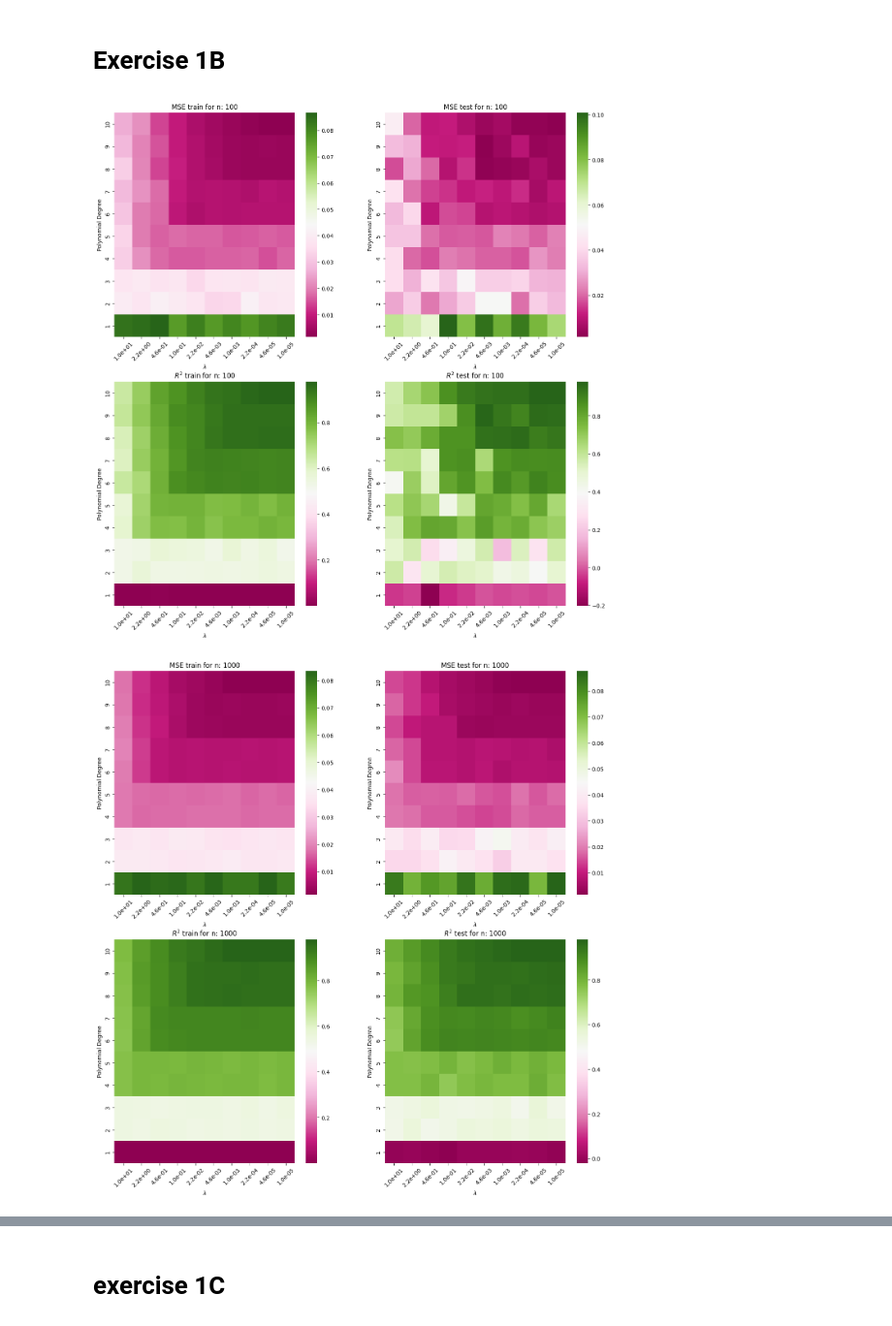
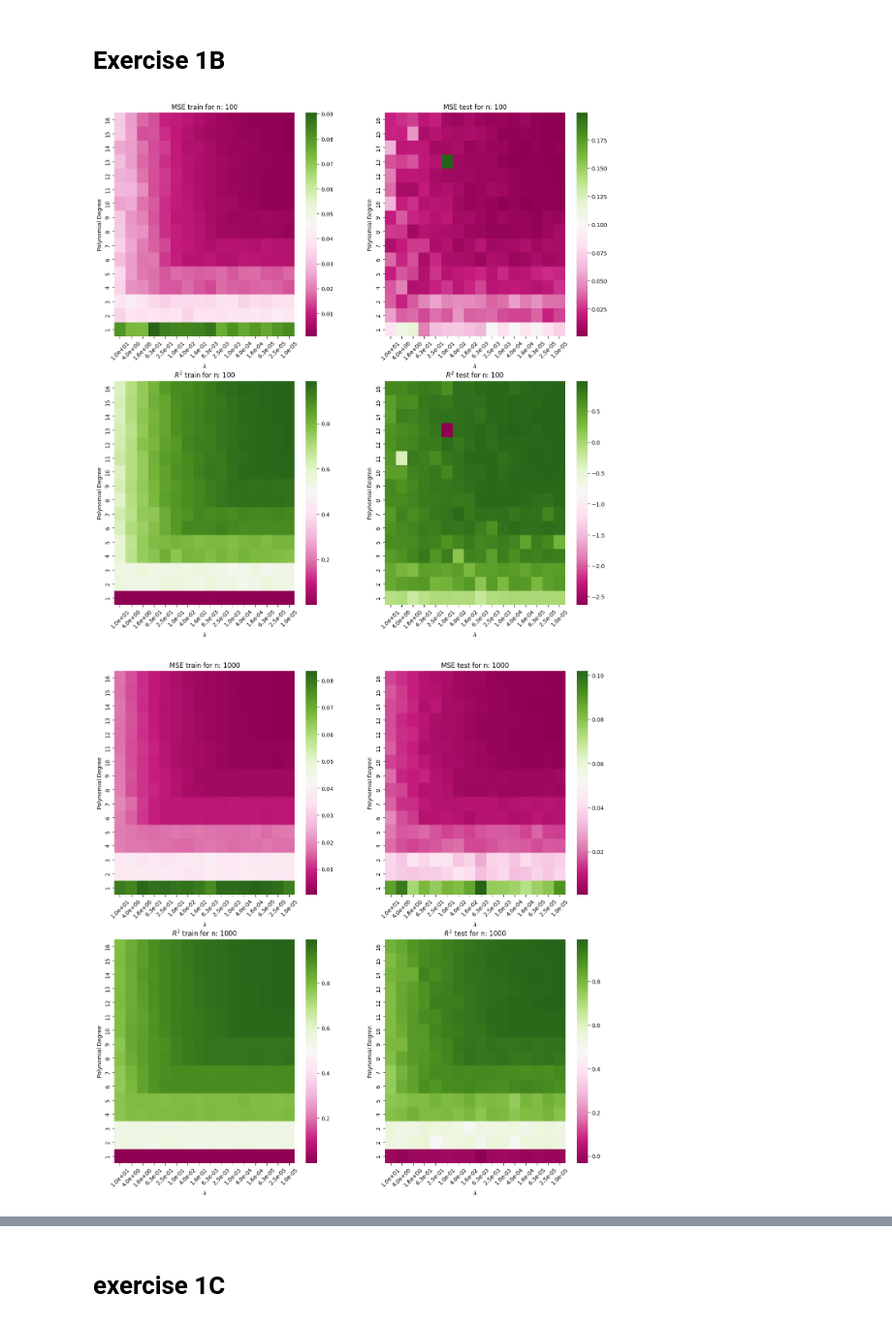
Before and after one commit to BirkS20/Project1_joint, a Jupyter notebook: malene_prover_seg_på_oppgaver_hun_ikke_blir_aa_faa_til_jeg_griner_vil_sove_men_er_stressa_buhu.ipynb, the cells around one changed output, grey strips where cells are left out. Shown at 97% size. Cells and saved outputs as stored; diff of their text form; code cells hidden in the pictures.

```diff
--- a/malene_prover_seg_på_oppgaver_hun_ikke_blir_aa_faa_til_jeg_griner_vil_sove_men_er_stressa_buhu.ipynb
+++ b/malene_prover_seg_på_oppgaver_hun_ikke_blir_aa_faa_til_jeg_griner_vil_sove_men_er_stressa_buhu.ipynb
@@ -138,9 +155,9 @@ from func_list import Ridge_parameters
 #MSE and changing lambda
 def poly_plot_ridge(intercept=False, annotate = False):
     np.random.seed(3155)
-    nlambdas = 10
+    nlambdas = 16
     lambdas = np.logspace(-5,1,nlambdas)
-    degree = 10
+    degree = 16
     poly_deg = np.arange(1,degree,degree+1) #c
     for n in [100,1000,10000]:
         #create dataset
@@ -192,11 +209,12 @@ def poly_plot_ridge(intercept=False, annotate = False):
             ax.set_xticklabels(ax.get_xticklabels(), rotation = 45)
     plt.tight_layout()
     plt.show()
-    return mse_test_list, mse_train_list
+    #return mse_test_list, mse_train_list
+    return beta
 
     #return mse_test_list, mse_train_list
 # %%
-mse_test_list_r, mse_train_list_r = poly_plot_ridge()
+beta_ridge = poly_plot_ridge()
 # %% [output]
-[figure, old version]
+[figure, new version]
-[figure, old version]
+[figure, new version]
```
Also changed, not shown: parts of 7 cells of this notebook, 1 other file.
